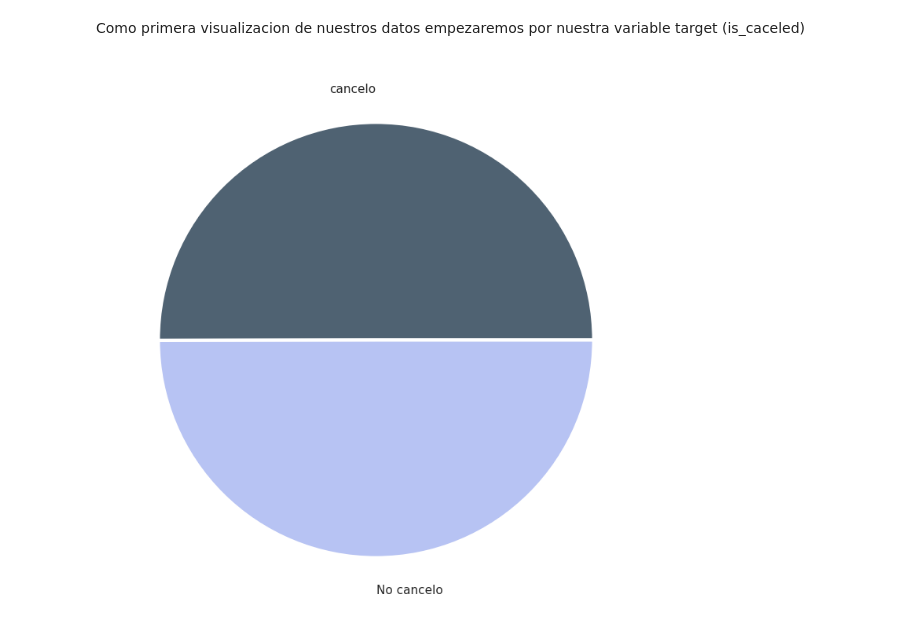
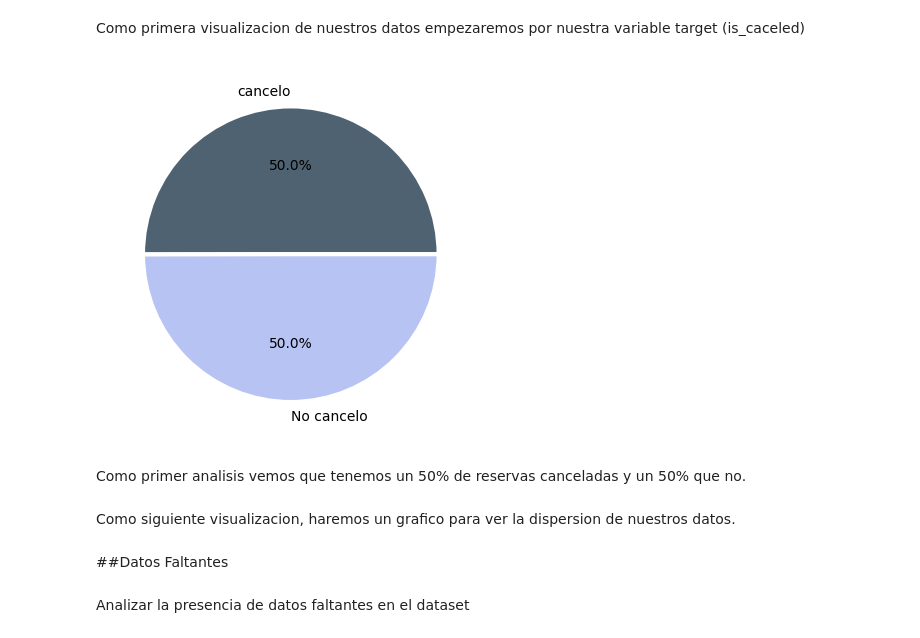
Before and after one commit to franciscoL0pez/TrabajosPracticosOrganizacionDeDatos1C2023, a Jupyter notebook: Tp_1.ipynb, the cells around one changed output. Saved outputs shown, nothing was run; the diff lists cells and outputs as text; code cells hidden in the pictures.

```diff
--- a/Tp_1.ipynb
+++ b/Tp_1.ipynb
@@ -290,8 +308,16 @@ Como primera visualizacion de nuestros datos empezaremos por nuestra variable ta
 # %%
 cancelaciones = df_hotels_train['is_canceled'].value_counts()
 colores = ['#4F6272', '#B7C3F3', '#DD7596', '#8EB897']
-nombres = 'cancelo', 'No cancelo'
-plt.pie(cancelaciones, labels = nombres, labeldistance=1.15, wedgeprops = { 'linewidth' : 3, 'edgecolor' : 'white' }, colors = colores)
+nombres = 'cancelo','No cancelo'
+plt.pie(cancelaciones, labels = nombres, labeldistance=1.1, wedgeprops = { 'linewidth' : 3, 'edgecolor' : 'white' }, colors = colores, autopct = '%1.1f%%')
 plt.show()
 # %% [output]
-[figure, old version]
+[figure, new version]
+# %% [markdown]
+Como primer analisis vemos que tenemos un 50% de reservas canceladas y un 50% que no.
+# %% [markdown]
+Como siguiente visualizacion, haremos un grafico para ver la dispersion de nuestros datos.
+# %% [markdown]
+##Datos Faltantes
+# %% [markdown]
+Analizar la presencia de datos faltantes en el dataset
```
Also changed, not shown: parts of 30 cells of this notebook.
